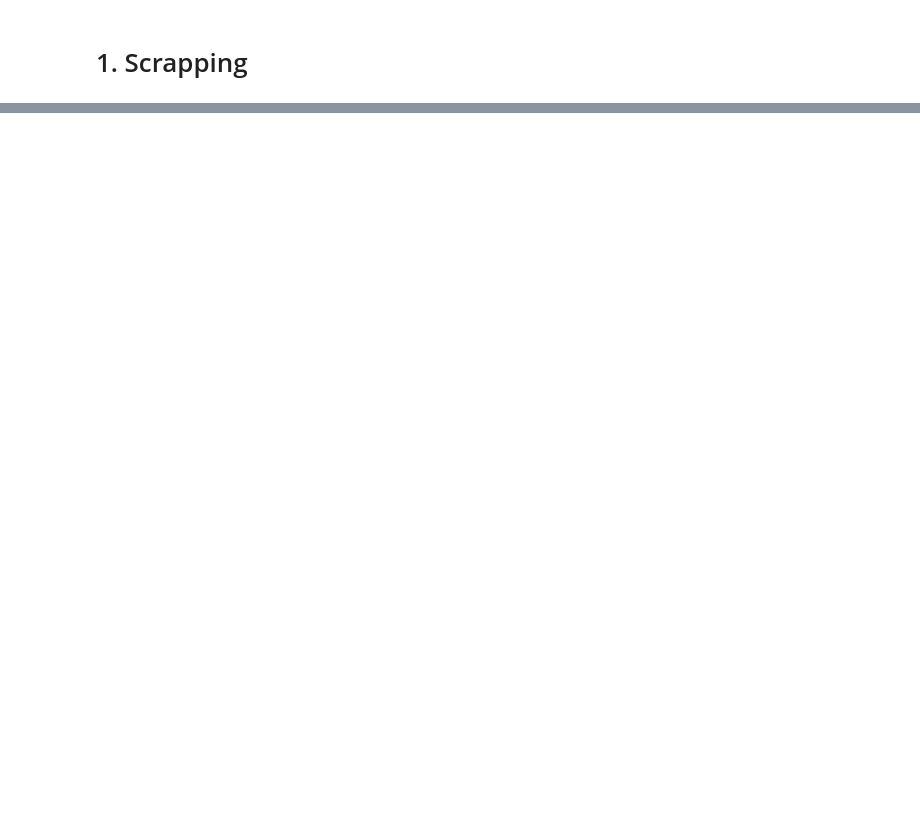
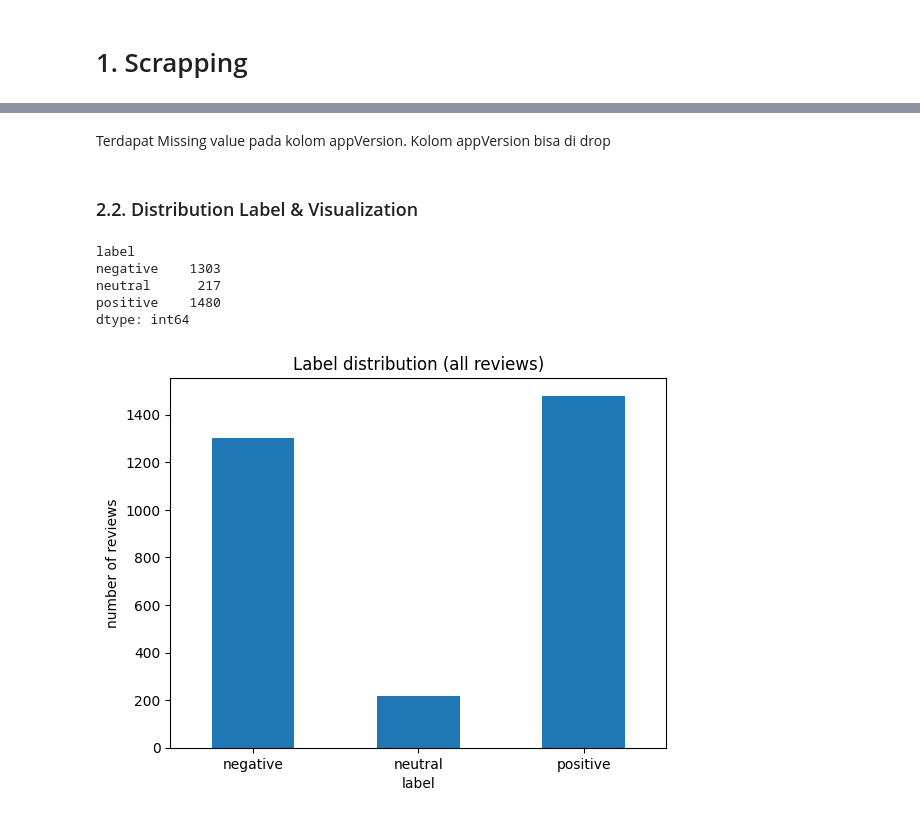
Before and after one commit to K4van/UTS-Text-Mining, a Jupyter notebook: UTS.ipynb, the cells around one changed output, grey strips where cells are left out. Cells and saved outputs as stored; diff of their text form; code cells hidden in the pictures; blank space fills up the shorter version.

```diff
--- a/UTS.ipynb
+++ b/UTS.ipynb
@@ -77,0 +82,8 @@ print(df)
+# %%
+df = pd.read_csv("data.csv")
+
+#labeling score
+df = df.dropna(subset=["content"]).copy()
+df["label"] = df["score"].map({1: "negative", 2: "negative", 3: "neutral",
+                               4: "positive", 5: "positive"})
+print(df.shape)
@@ -77,0 +113,20 @@ print(df)
+# %% [markdown]
+Terdapat Missing value pada kolom appVersion. Kolom appVersion bisa di drop
+# %% [markdown]
+### 2.2. Distribution Label & Visualization
+# %%
+import matplotlib.pyplot as plt
+all_label = pd.crosstab(df["label"], df["language"]).sum(axis=1)
+print(all_label)
+ax = all_label.plot.bar(rot=0)
+ax.set_title("Label distribution (all reviews)")
+ax.set_xlabel("label")
+ax.set_ylabel("number of reviews")
+plt.show()
+# %% [output]
+label
+negative    1303
+neutral      217
+positive    1480
+dtype: int64
+[figure, added]
```
Also changed, not shown: parts of 69 cells of this notebook, 2 other files.
